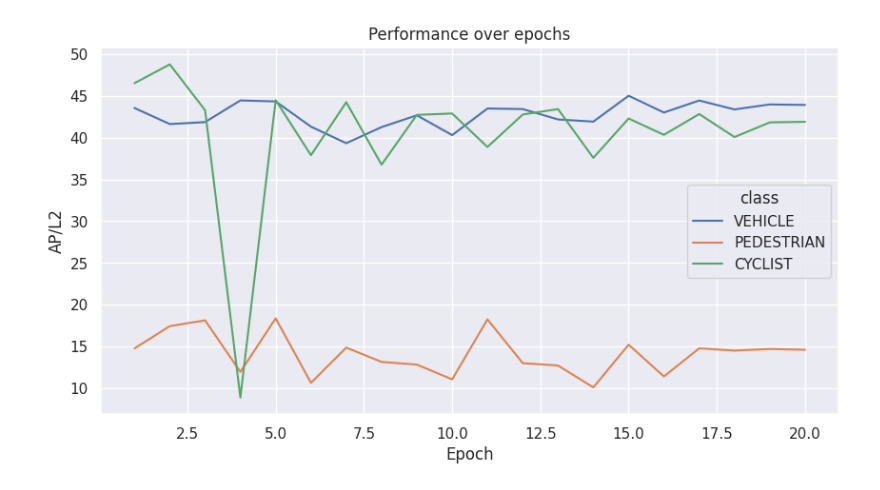
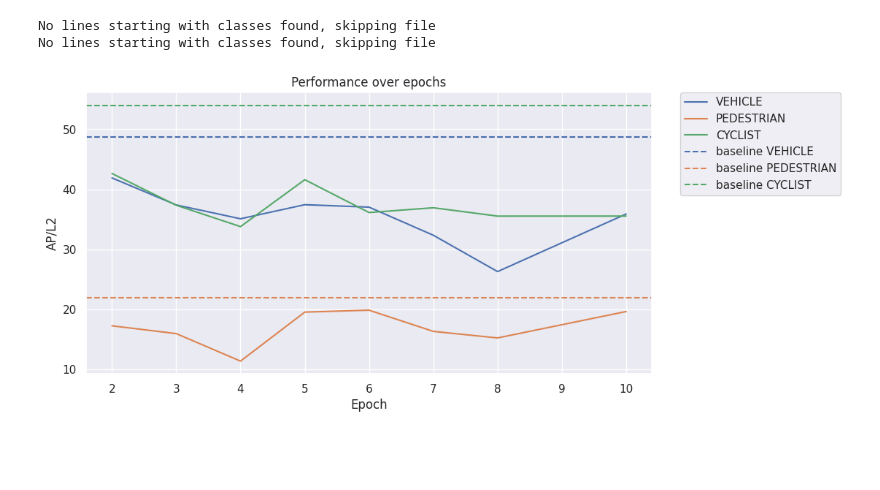
Before and after one commit to griesbchr/3DTrans, a Jupyter notebook: tools/misc/selftraining/analyze_ST_logs.ipynb, the cells around one changed output. Cells and saved outputs as stored; diff of their text form; code cells hidden in the pictures; blank space fills up the shorter version.

Commit message:
added no_retrain for gace and store_gace

```diff
--- a/tools/misc/selftraining/analyze_ST_logs.ipynb
+++ b/tools/misc/selftraining/analyze_ST_logs.ipynb
@@ -8,9 +53,6 @@ import os
 # %%
-class_names = ["VEHICLE", "PEDESTRIAN", "CYCLIST"]
-
 # Load data
-folder = "/home/cgriesbacher/thesis/3DTrans/output_okeanos/output/avltruck_models/pvrcnnpp_STzod/D16_20epochs_STzod_ft_D6_50epochs_fov_gace/eval"
-
+folder = "/home/cgriesbacher/thesis/3DTrans/output_okeanos/output/avltruck_models/pvrcnnpp_STzod/D16_20epochs_STzod_ft_D6_50epochs_fov_gace_labelupdate_1/eval"
 
 # get all subfolders, each subfoler is a different epoch
 epoch_folders = [f.path for f in os.scandir(folder) if f.is_dir() ]
@@ -65,21 +107,35 @@ for folder in epoch_folders:
 
     #concat to results_df
     results_df = pd.concat([results_df, df])
+# %% [output]
+No lines starting with classes found, skipping file
+No lines starting with classes found, skipping file
 # %%
+draw_baseline = True
+
 difficulty = "2"
 metric = "AP"
 #print difficutly 2 performance for each class over the epochs
 results_df = results_df[results_df["difficulty"] == "2"]
 results_df = results_df[results_df["metric"] == "AP"]
 
 #sns print values over epochs with hue class
 plt.figure(figsize=(10, 5))
 sns.set_theme(style="darkgrid")
 
 sns.lineplot(data=results_df, x="epoch", y="value", hue="class")
 plt.title("Performance over epochs")
 plt.ylabel(metric+"/L"+difficulty,)
 plt.xlabel("Epoch")
+
+if draw_baseline and len(baseline_df) > 0:
+    #add hline
+    for i, class_name in enumerate(class_names):
+        baseline_value = baseline_df[(baseline_df["class"] == class_name) & (baseline_df["difficulty"] == difficulty) & (baseline_df["metric"] == metric)]["value"].values[0]
+        plt.axhline(y=baseline_value, linestyle='-', label="baseline "+class_name, ls="--", color=sns.color_palette()[i])
+
+#add legend outside of plot
+plt.legend(bbox_to_anchor=(1.05, 1), loc=2, borderaxespad=0.)
 plt.show()
 # %% [output]
-[figure, old version]
+[figure, new version]
```
Also changed, not shown: parts of 2 cells of this notebook, 9 other files.
